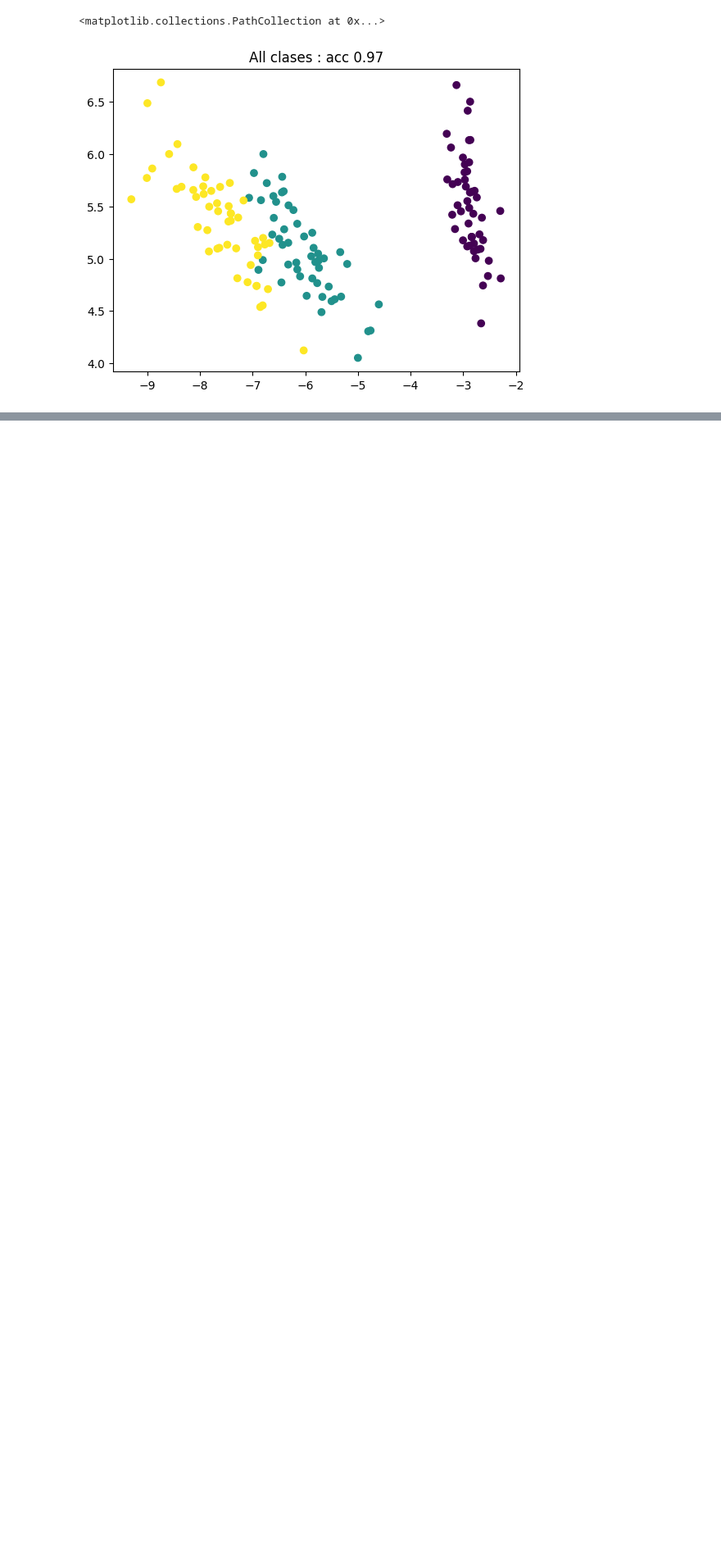
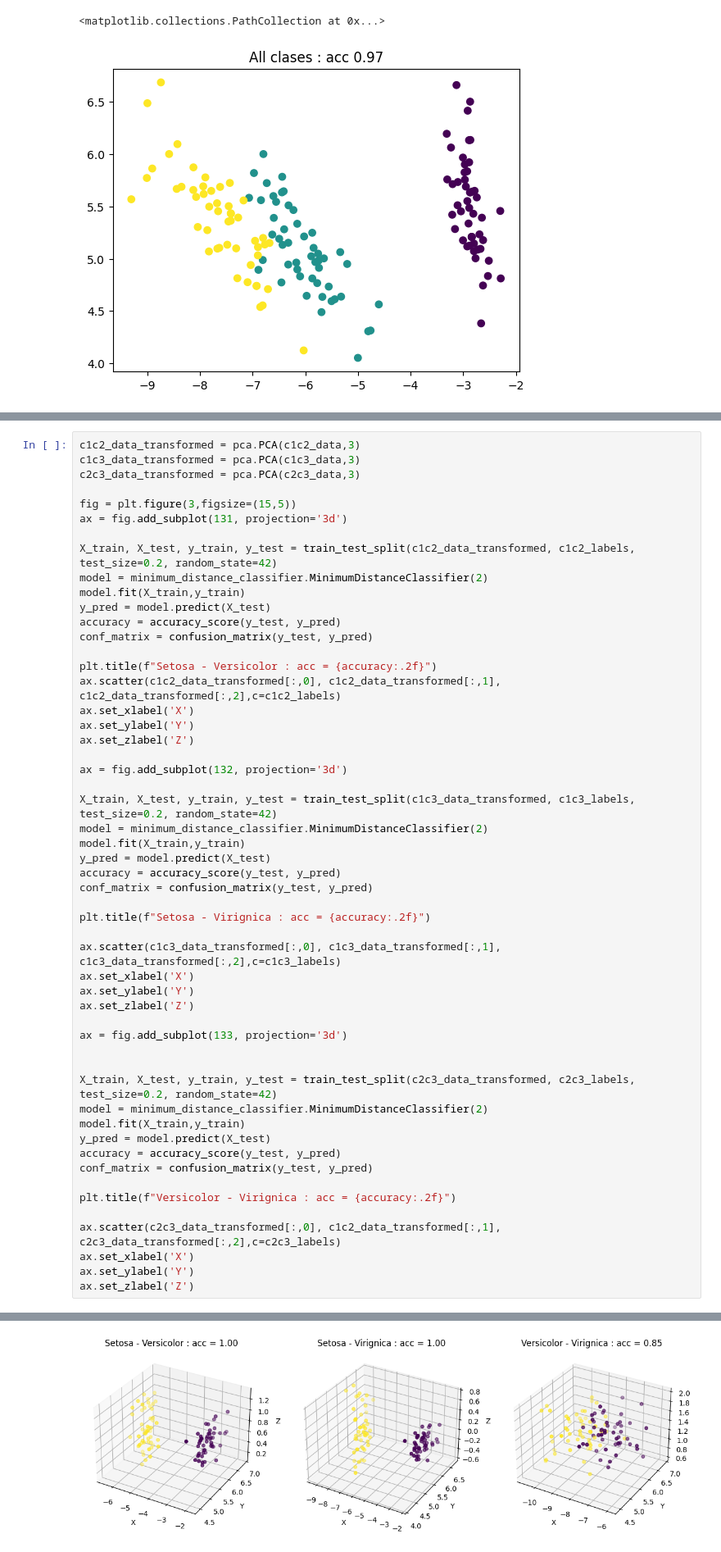
Before and after one commit to uumaaa/Practica-8, a Jupyter notebook: main.ipynb, the cells around one changed output, grey strips where cells are left out. Shown at 82% size. Cells and saved outputs as stored; diff of their text form; blank space fills up the shorter version.

```diff
--- a/main.ipynb
+++ b/main.ipynb
@@ -115,0 +123,54 @@ plt.scatter(data_transformed[:,0],data_transformed[:,1],c=labels)
+# %%
+c1c2_data_transformed = pca.PCA(c1c2_data,3)
+c1c3_data_transformed = pca.PCA(c1c3_data,3)
+c2c3_data_transformed = pca.PCA(c2c3_data,3)
+
+fig = plt.figure(3,figsize=(15,5))
+ax = fig.add_subplot(131, projection='3d')
+
+X_train, X_test, y_train, y_test = train_test_split(c1c2_data_transformed, c1c2_labels, test_size=0.2, random_state=42)
+model = minimum_distance_classifier.MinimumDistanceClassifier(2)
+model.fit(X_train,y_train)
+y_pred = model.predict(X_test)
+accuracy = accuracy_score(y_test, y_pred)
+conf_matrix = confusion_matrix(y_test, y_pred)
+
+plt.title(f"Setosa - Versicolor : acc = {accuracy:.2f}")
+ax.scatter(c1c2_data_transformed[:,0], c1c2_data_transformed[:,1], c1c2_data_transformed[:,2],c=c1c2_labels)
+ax.set_xlabel('X')
+ax.set_ylabel('Y')
+ax.set_zlabel('Z')
+
+ax = fig.add_subplot(132, projection='3d')
+
+X_train, X_test, y_train, y_test = train_test_split(c1c3_data_transformed, c1c3_labels, test_size=0.2, random_state=42)
+model = minimum_distance_classifier.MinimumDistanceClassifier(2)
+model.fit(X_train,y_train)
+y_pred = model.predict(X_test)
+accuracy = accuracy_score(y_test, y_pred)
+conf_matrix = confusion_matrix(y_test, y_pred)
+
+plt.title(f"Setosa - Virignica : acc = {accuracy:.2f}")
+
+ax.scatter(c1c3_data_transformed[:,0], c1c3_data_transformed[:,1], c1c3_data_transformed[:,2],c=c1c3_labels)
+ax.set_xlabel('X')
+ax.set_ylabel('Y')
+ax.set_zlabel('Z')
+
+ax = fig.add_subplot(133, projection='3d')
+
+
+X_train, X_test, y_train, y_test = train_test_split(c2c3_data_transformed, c2c3_labels, test_size=0.2, random_state=42)
+model = minimum_distance_classifier.MinimumDistanceClassifier(2)
+model.fit(X_train,y_train)
+y_pred = model.predict(X_test)
+accuracy = accuracy_score(y_test, y_pred)
+conf_matrix = confusion_matrix(y_test, y_pred)
+
+plt.title(f"Versicolor - Virignica : acc = {accuracy:.2f}")
+
+ax.scatter(c2c3_data_transformed[:,0], c1c2_data_transformed[:,1], c2c3_data_transformed[:,2],c=c2c3_labels)
+ax.set_xlabel('X')
+ax.set_ylabel('Y')
+ax.set_zlabel('Z')
+# %% [output]
@@ -115,0 +178 @@ plt.scatter(data_transformed[:,0],data_transformed[:,1],c=labels)
+[figure, added]
```
Also changed, not shown: parts of 15 cells of this notebook.
